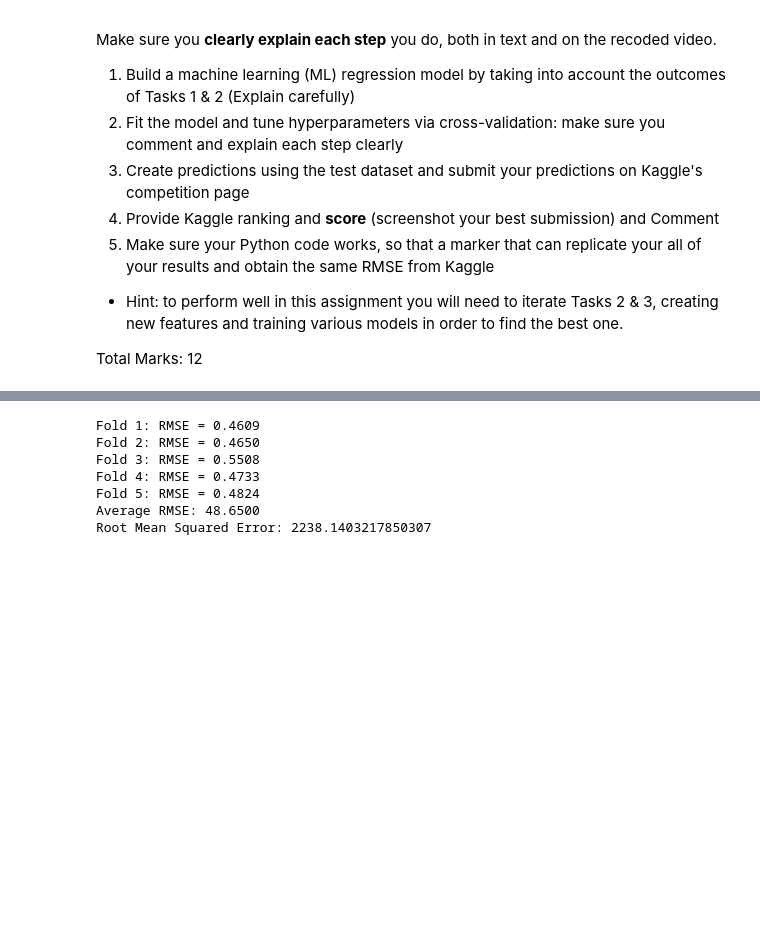
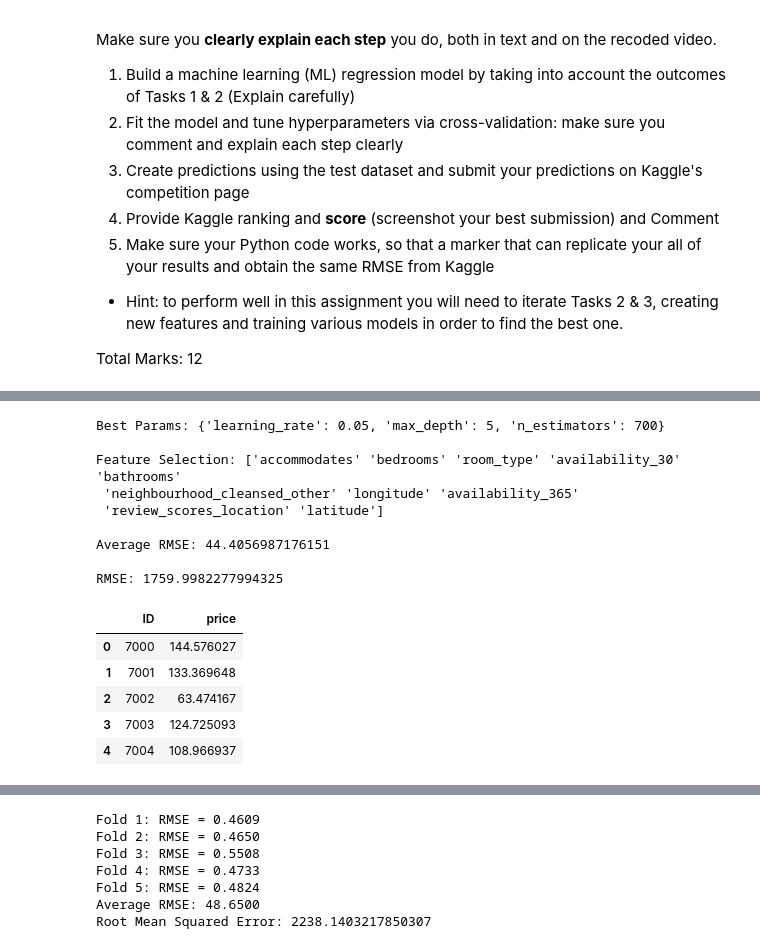
Before and after one commit to busa-8001-mq/assignment, a Jupyter notebook: Final_v1_busa8001_superhosts.ipynb, the cells around one changed output, grey strips where cells are left out. Cells and saved outputs as stored; diff of their text form; code cells hidden in the pictures; blank space fills up the shorter version.

```diff
--- a/Final_v1_busa8001_superhosts.ipynb
+++ b/Final_v1_busa8001_superhosts.ipynb
@@ -597,0 +842,66 @@ def find_outliers(newDF: pd.DataFrame) -> pd.DataFrame:
+# %%
+## Model 3
+
+## GradientBoostingRegressor
+
+df_train = df6[:7000]
+
+price_outlier = get_outliers(df_train['price'])
+
+df_test = df6[7000:]
+
+columns_to_drop = ['price', 'log_price']
+
+features = df_train.drop(columns=columns_to_drop).columns
+
+y_train = df_train['log_price'].values
+
+X_train = df_train.drop(columns=columns_to_drop).values
+
+model = GradientBoostingRegressor
+model_param = GradientBoostingRegressor(random_state=42)
+
+param_grid = {
+    'n_estimators': [100,200,500,700],
+    'learning_rate': [0.1, 0.05, 0.01],
+    'max_depth': [None,2,5,10,20]
+}
+
+best_score, best_params, feature_importance = get_params(model_param, features, X_train, y_train, param_grid)
+
+print('Best Params:', best_params, '\n')
+
+n_features = 10
+feature_selection  = feature_importance['Feature'].head(n_features).values
+
+print('Feature Selection:', feature_selection, '\n')
+
+X_train = df_train[feature_selection].values
+
+X_test =  df_test[feature_selection].values
+
+average_rmse, rmse, y_pred = model_fit_pred(model, X_train, y_train, X_test, best_params)
+
+print('Average RMSE:', average_rmse, '\n')
+print('RMSE:', rmse)
+
+test_id = np.arange(7000, 10000, 1)
+pred = pd.DataFrame({"ID":test_id, "price": np.exp(y_pred)})
+pred.to_csv("pricepredictions3.csv", index=False, header=True)
+pred.head(5)
+# %% [output]
+Best Params: {'learning_rate': 0.05, 'max_depth': 5, 'n_estimators': 700}
+
+Feature Selection: ['accommodates' 'bedrooms' 'room_type' 'availability_30' 'bathrooms'
+ 'neighbourhood_cleansed_other' 'longitude' 'availability_365'
+ 'review_scores_location' 'latitude']
+
+Average RMSE: 44.4056987176151
+
+RMSE: 1759.9982277994325
+|  | ID | price |
+| 0 | 7000 | 144.576027 |
+| 1 | 7001 | 133.369648 |
+| 2 | 7002 | 63.474167 |
+| 3 | 7003 | 124.725093 |
+| 4 | 7004 | 108.966937 |
```
Also changed, not shown: parts of 10 cells of this notebook.
